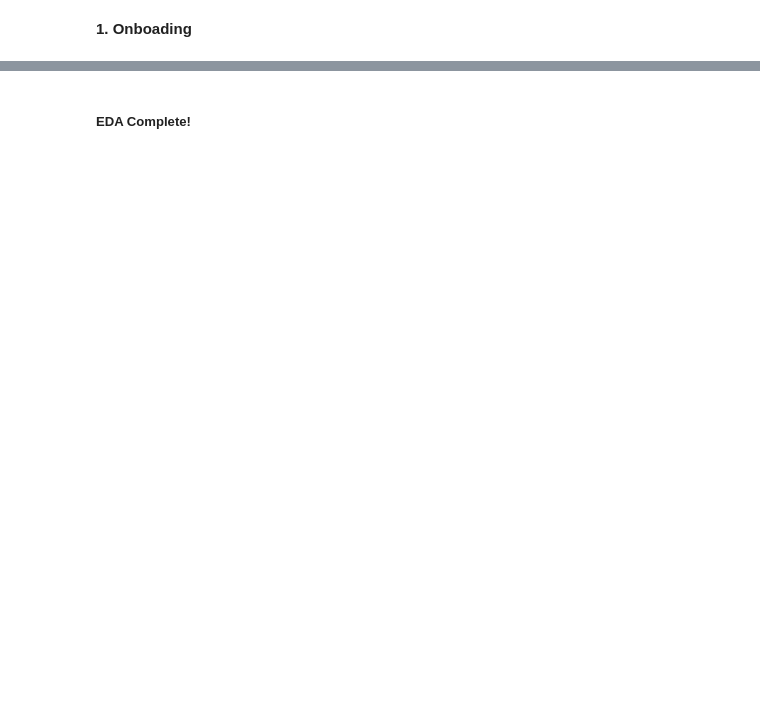
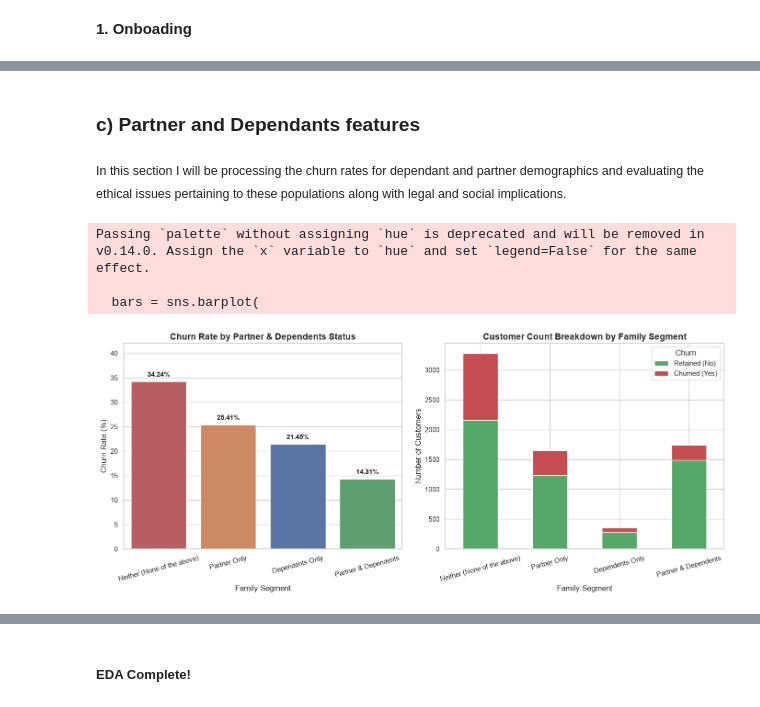
Before and after one commit to Joyy-cloud/TelecomChurning, a Jupyter notebook: 02_eda.ipynb, the cells around one changed output, grey strips where cells are left out. Saved outputs shown, nothing was run; the diff lists cells and outputs as text; code cells hidden in the pictures; blank space fills up the shorter version.

Commit message:
Dependants and Partner Accounts Evaluated

```diff
--- a/02_eda.ipynb
+++ b/02_eda.ipynb
@@ -1043,0 +1074,67 @@ The visual distribution underscores that the low adoption of these critical add-
+# %% [markdown]
+### **c) Partner and Dependants features**
+# %% [markdown]
+<small>In this section I will be processing the churn rates for dependant and partner demographics and evaluating the ethical issues pertaining to these populations along with legal and social implications.
+# %%
+
+df['ChurnNum'] = df['Churn'].apply(lambda x: 1 if x == 'Yes' else 0)
+
+# Define 4 distinct family structure segments
+def segment_family(row):
+    if row['Partner'] == 'Yes' and row['Dependents'] == 'Yes':
+        return 'Partner & Dependents'
+    elif row['Partner'] == 'Yes' and row['Dependents'] == 'No':
+        return 'Partner Only'
+    elif row['Partner'] == 'No' and row['Dependents'] == 'Yes':
+        return 'Dependents Only'
+    else:
+        return 'Neither (None of the above)'
+
+df['Family_Segment'] = df.apply(segment_family, axis=1)
+
+# Aggregations
+family_summary = df.groupby('Family_Segment')['ChurnNum'].agg(['count', 'sum', 'mean']).reset_index()
+family_summary['ChurnRate'] = family_summary['mean'] * 100
+family_summary = family_summary.sort_values(by='ChurnRate', ascending=False).reset_index(drop=True)
+
+# Visualization
+sns.set_theme(style="whitegrid")
+fig, axes = plt.subplots(1, 2, figsize=(14, 6))
+
+# Subplot 1: Churn Rate Comparison Bar Chart
+bars = sns.barplot(
+    data=family_summary,
+    x='Family_Segment',
+    y='ChurnRate',
+    palette=['#C44E52', '#DD8452', '#4C72B0', '#55A868'],
+    ax=axes[0]
+)
+axes[0].set_title('Churn Rate by Partner & Dependents Status', fontsize=14, fontweight='bold')
+axes[0].set_xlabel('Family Segment', fontsize=12)
+axes[0].set_ylabel('Churn Rate (%)', fontsize=12)
+axes[0].set_ylim(0, 42)
+axes[0].tick_params(axis='x', rotation=15)
+
+for p in bars.patches:
+    h = p.get_height()
+    axes[0].annotate(f'{h:.2f}%', (p.get_x() + p.get_width() / 2., h),
+                    ha='center', va='bottom', fontsize=11, fontweight='bold', xytext=(0, 5),
+                    textcoords='offset points')
+
+# Subplot 2: Stacked Count Breakdown
+family_counts = pd.crosstab(df['Family_Segment'], df['Churn']).loc[family_summary['Family_Segment']]
+family_counts.plot(kind='bar', stacked=True, color=['#55A868', '#C44E52'], ax=axes[1])
+axes[1].set_title('Customer Count Breakdown by Family Segment', fontsize=14, fontweight='bold')
+axes[1].set_xlabel('Family Segment', fontsize=12)
+axes[1].set_ylabel('Number of Customers', fontsize=12)
+axes[1].legend(['Retained (No)', 'Churned (Yes)'], title='Churn')
+axes[1].tick_params(axis='x', rotation=15)
+
+plt.tight_layout()
+plt.savefig('plots/13_single_multiple_accounts_evaluation.png', dpi=300)
+plt.show()
+# %% [output]
+Passing `palette` without assigning `hue` is deprecated and will be removed in v0.14.0. Assign the `x` variable to `hue` and set `legend=False` for the same effect.
+
+  bars = sns.barplot(
+[figure, added]
```
Also changed, not shown: parts of 23 cells of this notebook.
